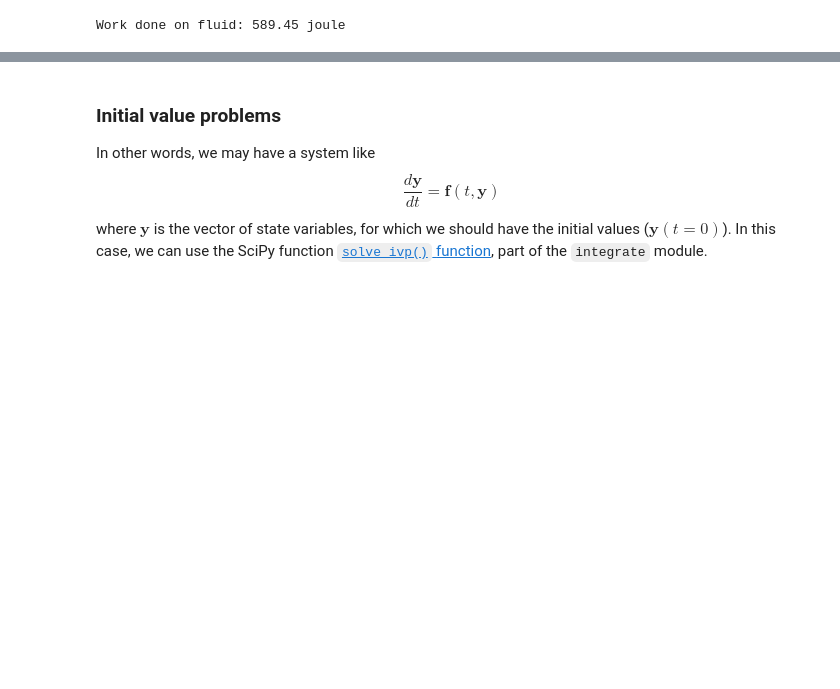
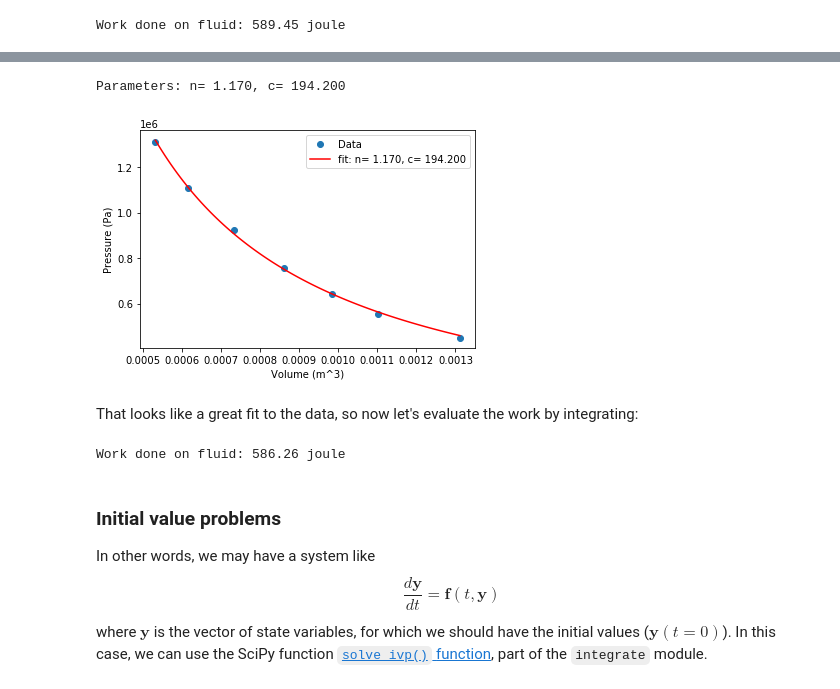
Before and after one commit to kyleniemeyer/computational-thermo, a Jupyter notebook: content/using-scipy.ipynb, the cells around one changed output, grey strips where cells are left out. Saved outputs shown, nothing was run; the diff lists cells and outputs as text; code cells hidden in the pictures; blank space fills up the shorter version.

Commit message:
example on doing function integration

```diff
--- a/content/using-scipy.ipynb
+++ b/content/using-scipy.ipynb
@@ -203,3 +211,63 @@ We can also numerically integrate expressions/functions
+# %%
+import numpy as np
+from scipy.optimize import curve_fit
+from scipy.integrate import quad
+
+from pint import UnitRegistry
+ureg = UnitRegistry()
+Q_ = ureg.Quantity
+
+pressure = Q_([65.1, 80.5, 93.2, 110, 134, 161, 190], 'psi')
+volume = Q_([80.0, 67.2, 60.1, 52.5, 44.8, 37.6, 32.5], 'in^3')
+
+# convert to SI units
+pressure.ito('Pa')
+volume.ito('m^3')
+
+def fit(V, n, c):
+    '''Evaluate P = c * V**(-n).
+
+    n and c will be found by the curve_fit functino.
+    '''
+    return c * np.power(V, -n)
+
+# this function will automatically fit the unknown constants
+params, cov = curve_fit(fit, volume.magnitude, pressure.magnitude)
+
+print(f'Parameters: n={params[0]: 5.3f}, c={params[1]: 5.3f}')
+# %% [output]
+Parameters: n= 1.170, c= 194.200
+# %%
+%matplotlib inline
+import matplotlib.pyplot as plt
+
+plt.plot(volume.magnitude, pressure.magnitude, 'o', label='Data')
+
+x = np.linspace(volume[0].magnitude, volume[-1].magnitude, 100)
+
+# plot data and fit
+plt.plot(x, fit(x, *params), 'r-',
+         label=f'fit: n={params[0]: 5.3f}, c={params[1]: 5.3f}'
+         )
+plt.xlabel('Volume (m^3)')
+plt.ylabel('Pressure (Pa)')
+plt.legend()
+plt.ticklabel_format(style='sci', axis='y', scilimits=(0,0))
+# %% [output]
+[figure, added]
+# %% [markdown]
+That looks like a great fit to the data, so now let's evaluate the work by integrating:
+# %%
+y, err = quad(
+    fit, volume[0].magnitude, volume[-1].magnitude,
+    args=(params[0], params[1])
+    )
+
+work = -Q_(y, pressure.units * volume.units)
+
+print(f'Work done on fluid: {work.to("J"): .2f}')
+# %% [output]
+Work done on fluid: 586.26 joule
 # %% [markdown]
 ### Initial value problems
 
```
Also changed, not shown: parts of 2 cells of this notebook, 1 other file.
